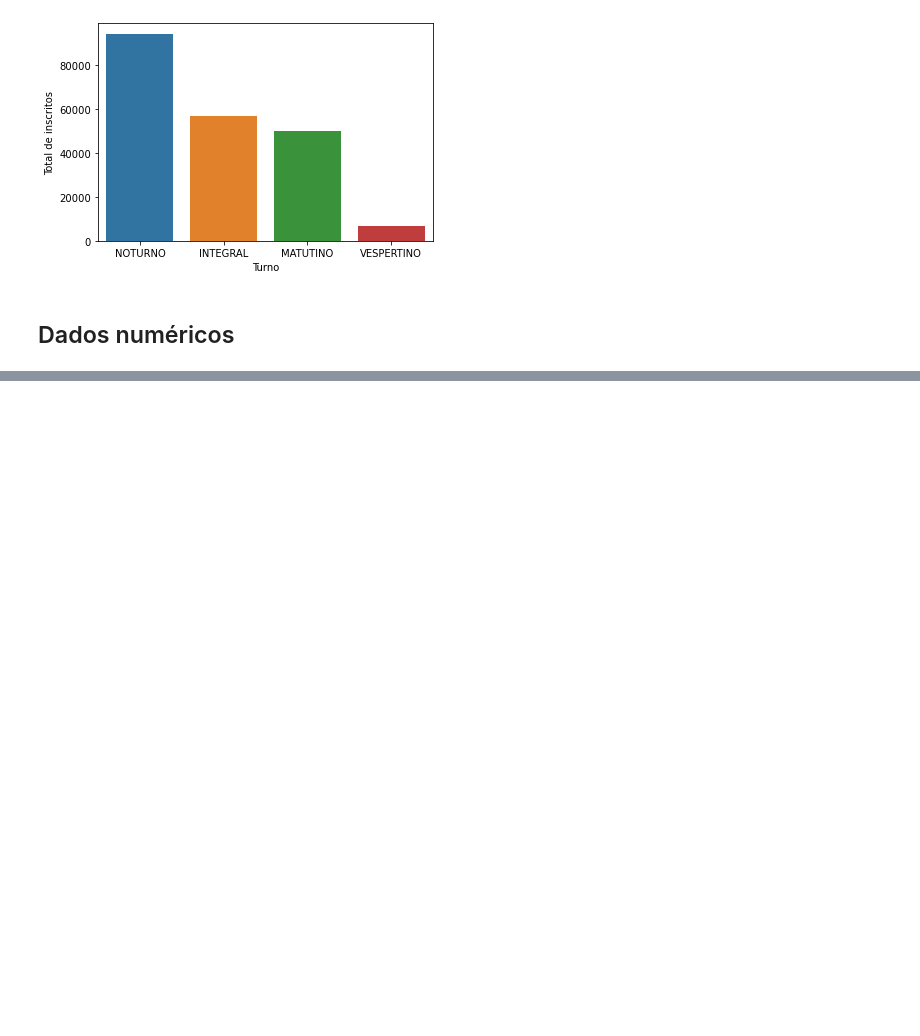
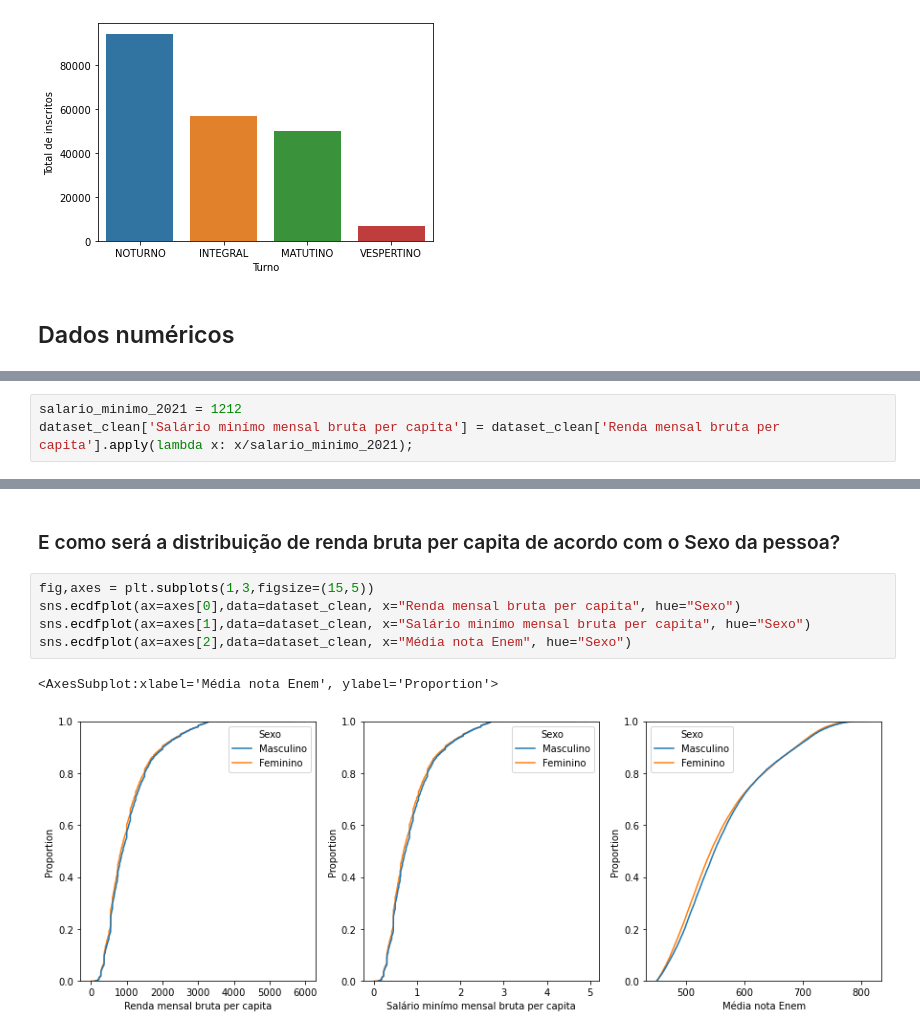
Before and after one commit to alexandrerod/fies_eda, a Jupyter notebook: fies_AED.ipynb, the cells around one changed output, grey strips where cells are left out. Cells and saved outputs as stored; diff of their text form; blank space fills up the shorter version.

```diff
--- a/fies_AED.ipynb
+++ b/fies_AED.ipynb
@@ -313,0 +392,3 @@ sns.barplot(data = turno, x=turno['Turno'], y='Total de inscritos')
+# %%
+salario_minimo_2021 = 1212
+dataset_clean['Salário minímo mensal bruta per capita'] = dataset_clean['Renda mensal bruta per capita'].apply(lambda x: x/salario_minimo_2021);
@@ -313,0 +414,10 @@ sns.barplot(data = turno, x=turno['Turno'], y='Total de inscritos')
+# %% [markdown]
+### E como será a distribuição de renda bruta per capita de acordo com o Sexo da pessoa?
+# %%
+fig,axes = plt.subplots(1,3,figsize=(15,5))
+sns.ecdfplot(ax=axes[0],data=dataset_clean, x="Renda mensal bruta per capita", hue="Sexo")
+sns.ecdfplot(ax=axes[1],data=dataset_clean, x="Salário minímo mensal bruta per capita", hue="Sexo")
+sns.ecdfplot(ax=axes[2],data=dataset_clean, x="Média nota Enem", hue="Sexo")
+# %% [output]
+<AxesSubplot:xlabel='Média nota Enem', ylabel='Proportion'>
+[figure, added]
```
Also changed, not shown: parts of 37 cells of this notebook.
